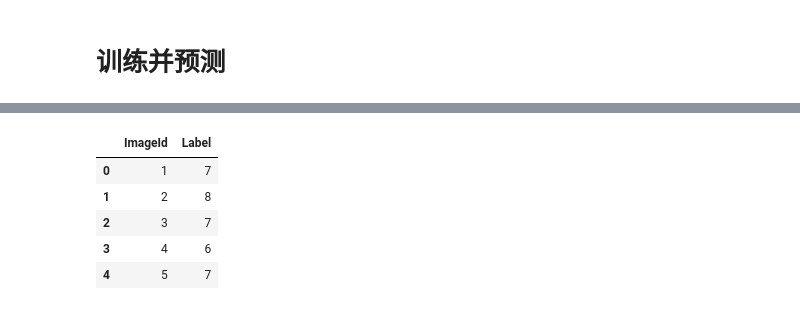
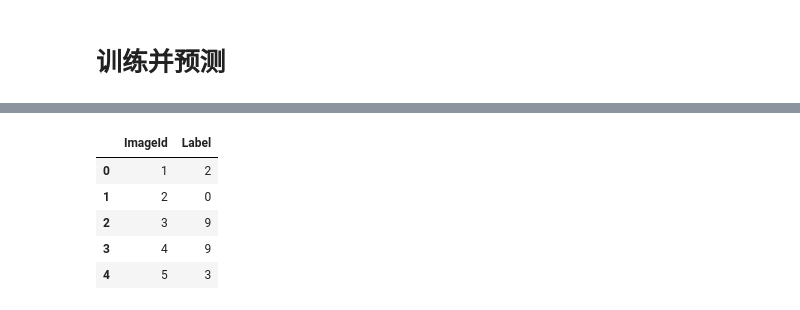
Before and after one commit to Parsonlee/Kaggle, a Jupyter notebook: MNIST/MNIST.ipynb, the cells around one changed output, grey strips where cells are left out. Drawn from its saved outputs; the diff is of its cells as text; code cells hidden in the pictures.

Commit message:
MNIST-0.74

```diff
--- a/MNIST/MNIST.ipynb
+++ b/MNIST/MNIST.ipynb
@@ -40,6 +15,6 @@ import pytorch_lightning as pl
 # %%
-train_origin = pd.read_csv('./data/train.csv')
-test = pd.read_csv('./data/test.csv')
+train_origin = pd.read_csv('./MNIST/data/train.csv')
+test = pd.read_csv('./MNIST/data/test.csv')
 print(train_origin.shape, test.shape)
 
 # split the data into train and validation
@@ -55,7 +30,7 @@ print(train.shape, val.shape)
 # for training
 class MNISTDataset(Dataset):
     def __init__(self, df, X_col, y_col):
-        self.features = df[X_col].values
+        self.features = df[X_col].values / 255
         self.target = df[y_col].values.reshape((-1, 1))
 
     def __len__(self):
@@ -166,13 +173,12 @@ class Classifier(pl.LightningModule):
 # %%
 hparams = {
     'num_classes': 10,
-    'lr': 0.05,
+    'lr': 0.01,
     'batch_size': 128,
-    'weight_decay': 1e-3
+    'weight_decay': 0
 }
 
 model = Classifier(hparams)
-# trainer = pl.Trainer(gpus=1, max_epochs=30, check_val_every_n_epoch=1)
-trainer = pl.Trainer(max_epochs=5, check_val_every_n_epoch=1)
+trainer = pl.Trainer(gpus=1, max_epochs=50, check_val_every_n_epoch=1)
 trainer.fit(model)
 # %% [output]
@@ -193,18 +206,18 @@ predictions = trainer.predict(model, model.test_dataloader())
 # %%
 preds = []
 for batch in predictions:
   preds.extend(batch.argmax(dim=-1).numpy())
 
-submission = pd.read_csv("./sample_submission.csv")
+submission = pd.read_csv("./MNIST/data/sample_submission.csv")
 submission.shape
 submission["Label"] = preds
 
 submission.to_csv('submission.csv', index = False)
 submission.head()
 # %% [output]
 |  | ImageId | Label |
-| 0 | 1 | 7 |
-| 1 | 2 | 8 |
-| 2 | 3 | 7 |
-| 3 | 4 | 6 |
-| 4 | 5 | 7 |
+| 0 | 1 | 2 |
+| 1 | 2 | 0 |
+| 2 | 3 | 9 |
+| 3 | 4 | 9 |
+| 4 | 5 | 3 |
```
Also changed, not shown: parts of 8 cells of this notebook.
